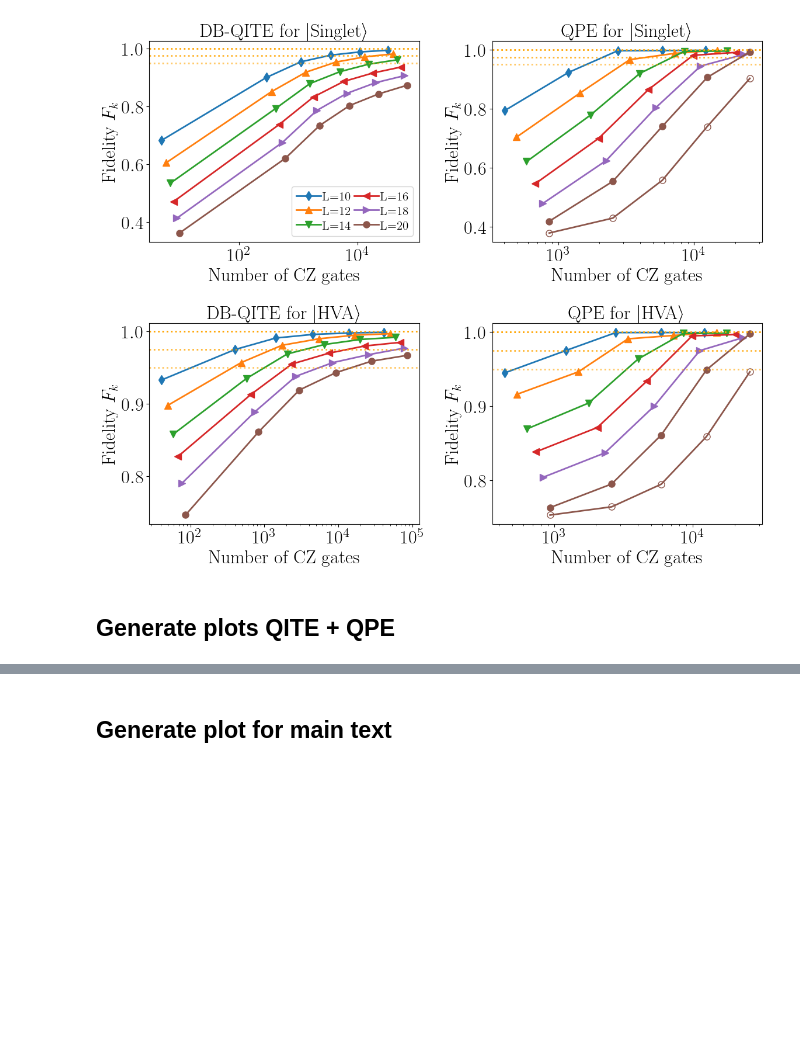
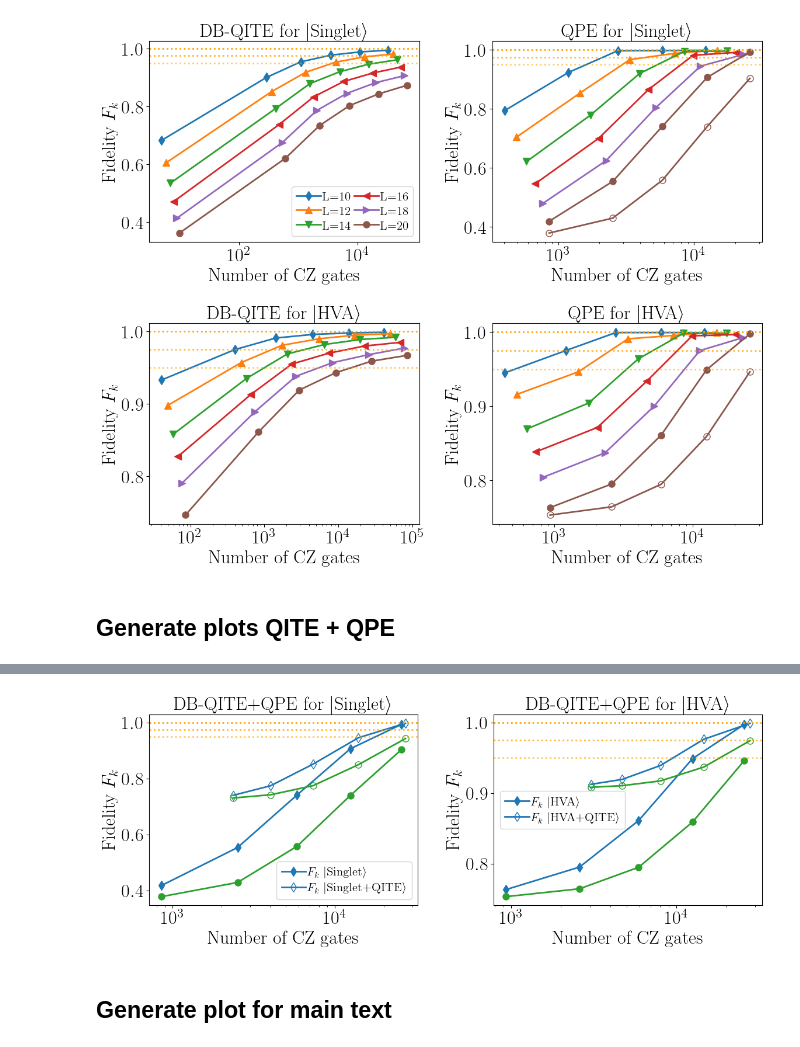
Before and after one commit to renezander90/DB-QITE, a Jupyter notebook: DB-QITE-PRL/generate_plots_PRL.ipynb, the cells around one changed output, grey strips where cells are left out. Saved outputs shown, nothing was run; the diff lists cells and outputs as text; code cells hidden in the pictures; blank space fills up the shorter version.

```diff
--- a/DB-QITE-PRL/generate_plots_PRL.ipynb
+++ b/DB-QITE-PRL/generate_plots_PRL.ipynb
@@ -165,6 +165,7 @@ results_VQE_QPE_rescaled_01 = load_data('data/benchmarks_QPE_VQE_rescaled_0.1_05
 results_VQE_QPE_rescaled_05 = load_data('data/benchmarks_QPE_VQE_rescaled_0.5_05-22-21') # spectrum in [0,0.5)
 
 results_VQE_QITE_QPE = load_data('data/VQE_QITE_QPE_L=20_05-21-18')
+results_VQE_QITE_QPE_rescaled_05 = load_data('data/VQE_QITE_QPE_L=20_rescaled_0.5_06-03-22') # spectrum in [0,0.5)
 # %% [markdown]
 ## Fidelities
 # %%
@@ -713,3 +707,78 @@ plt.show()
+# %%
+run_param_rc(23)
+
+colors = plt.rcParams['axes.prop_cycle'].by_key()['color']
+
+steps = list(range(1,6))
+
+fig, ((axF, axF2)) = plt.subplots(1, 2, figsize=(12, 5), gridspec_kw={"width_ratios": [1,1]})
+
+###############################################################################
+# SUBPLOT 1: Fidelity Singlet
+###############################################################################
+
+fidelities = [results_Singlet_QPE[20][k]['F0'] for k in steps]
+cz = [results_Singlet_QPE[20][k]['ops']['cz'] for k in steps]
+axF.plot(cz, fidelities, marker='d', color=colors[0], label=r"$F_k\ |$Singlet$\rangle$")
+
+fidelities = [results_Singlet_QITE_QPE[k]['F0'] for k in steps]
+cz = [results_Singlet_QITE_QPE[k]['ops']['cz'] for k in steps]
+axF.plot(cz, fidelities, marker='d', markerfacecolor='none', color=colors[0], label=r"$F_k\ |$Singlet+QITE$\rangle$")
+
+fidelities = [results_Singlet_QPE_rescaled_05[20][k]['F0'] for k in steps]
+cz = [results_Singlet_QPE_rescaled_05[20][k]['ops']['cz'] for k in steps]
+axF.plot(cz, fidelities, marker='o', color=colors[2])
+
+fidelities = [results_Singlet_QITE_QPE_rescaled_05[k]['F0'] for k in steps]
+cz = [results_Singlet_QITE_QPE_rescaled_05[k]['ops']['cz'] for k in steps]
+axF.plot(cz, fidelities, marker='o', markerfacecolor='none', color=colors[2])
+
+
+axF.axhline(y=1, color="orange", linestyle=':', alpha=1.0)
+axF.axhline(y=0.975, color="orange", linestyle=':', alpha=0.8)
+axF.axhline(y=0.95, color="orange", linestyle=':', alpha=0.6)
+
+axF.legend(loc="best", fontsize=15)
+axF.set_xscale('log')
+axF.set_xlabel(r"Number of CZ gates")
+axF.set_ylabel(r"Fidelity $F_k$")
+axF.set_title(r"DB-QITE+QPE for $|$Singlet$\rangle$")
+
+###############################################################################
+# SUBPLOT 1: Fidelity HVA
+###############################################################################
+
+fidelities = [results_VQE_QPE[20][k]['F0'] for k in steps]
+cz = [results_VQE_QPE[20][k]['ops']['cz'] for k in steps]
+axF2.plot(cz, fidelities, marker='d', color=colors[0], label=r"$F_k\ |$HVA$\rangle$")
+
+fidelities = [results_VQE_QITE_QPE[k]['F0'] for k in steps]
+cz = [results_VQE_QITE_QPE[k]['ops']['cz'] for k in steps]
+axF2.plot(cz, fidelities, marker='d', markerfacecolor='none', color=colors[0], label=r"$F_k\ |$HVA+QITE$\rangle$")
+
+fidelities = [results_VQE_QPE_rescaled_05[20][k]['F0'] for k in steps]
+cz = [results_VQE_QPE_rescaled_05[20][k]['ops']['cz'] for k in steps]
+axF2.plot(cz, fidelities, marker='o', color=colors[2])
+
+fidelities = [results_VQE_QITE_QPE_rescaled_05[k]['F0'] for k in steps]
+cz = [results_VQE_QITE_QPE_rescaled_05[k]['ops']['cz'] for k in steps]
+axF2.plot(cz, fidelities, marker='o', markerfacecolor='none', color=colors[2])
+
+axF2.axhline(y=1, color="orange", linestyle=':', alpha=1.0)
+axF2.axhline(y=0.975, color="orange", linestyle=':', alpha=0.8)
+axF2.axhline(y=0.95, color="orange", linestyle=':', alpha=0.6)
+
+axF2.legend(loc="best", fontsize=15)
+axF2.set_xscale('log')
+axF2.set_xlabel(r"Number of CZ gates")
+axF2.set_ylabel(r"Fidelity $F_k$")
+axF2.set_title(r"DB-QITE+QPE for $|$HVA$\rangle$")
+
+plt.tight_layout()
+plt.savefig("plots/QITE_QPE_L=20_new.pdf")
+plt.show()
+# %% [output]
+[figure, added]
 # %% [markdown]
 ## Generate plot for main text
 # %% [markdown]
```
Also changed, not shown: parts of 3 cells of this notebook.
